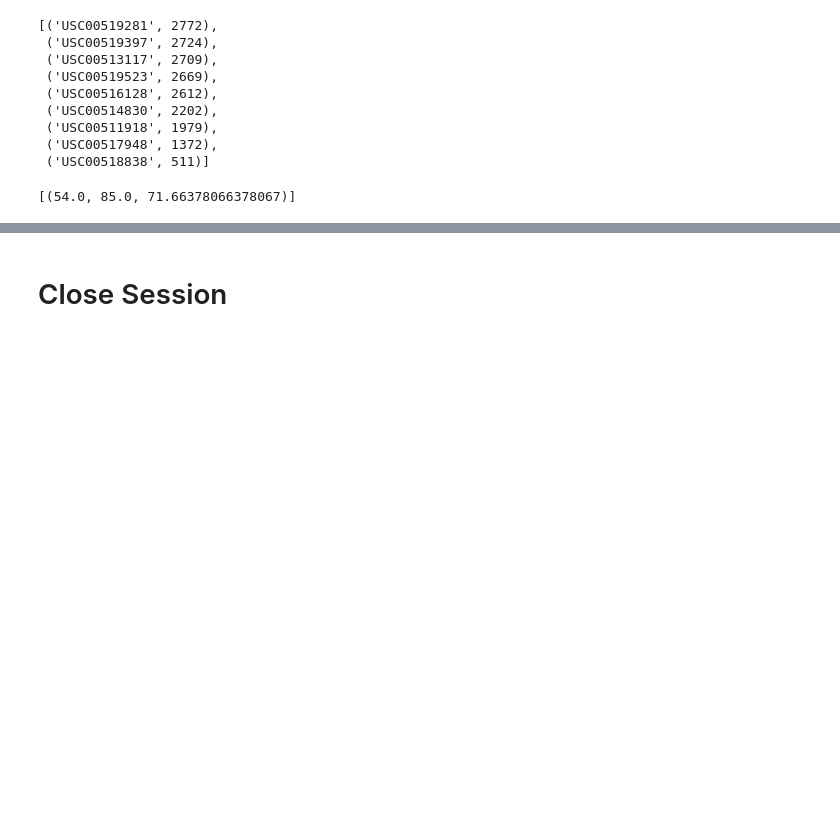
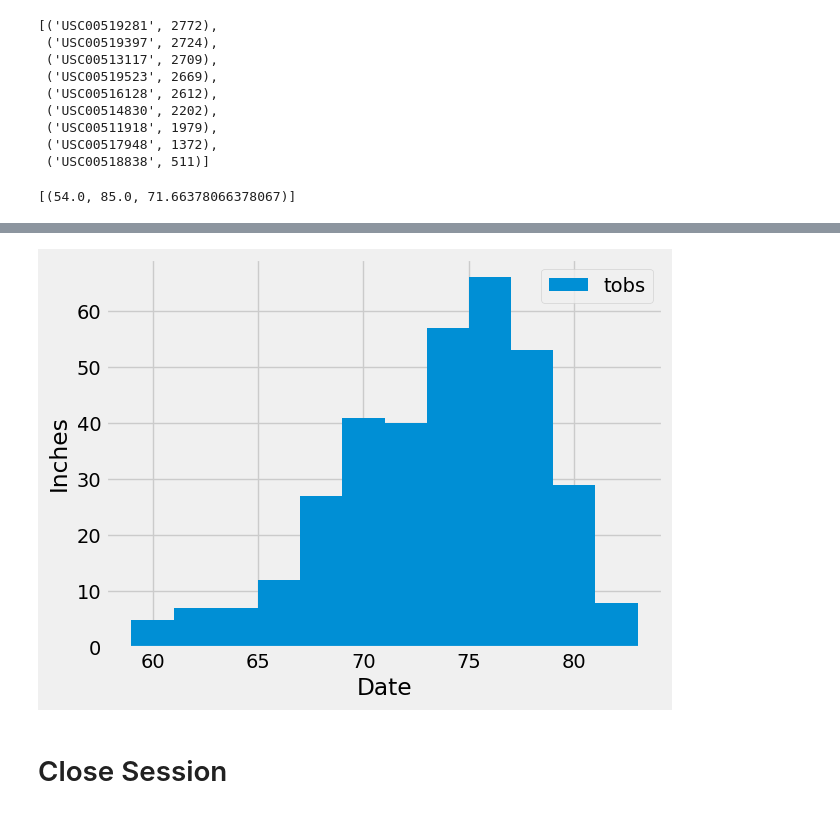
Before and after one commit to sarahryan0413/sqlalchemy-challenge, a Jupyter notebook: Starter_Code/climate_starter.ipynb, the cells around one changed output, grey strips where cells are left out. Saved outputs shown, nothing was run; the diff lists cells and outputs as text; code cells hidden in the pictures; blank space fills up the shorter version.

Commit message:
completed exploratory station analysis

```diff
--- a/Starter_Code/climate_starter.ipynb
+++ b/Starter_Code/climate_starter.ipynb
@@ -132,3 +126,24 @@ Text(0.5, 4.183333333333314, 'Temperature')
+# %%
+# Using the most active station id
+# Query the last 12 months (using year_ago) of temperature observation data for this station and plot the results as a histogram
+
+# Perform a query to retrieve the data and precipitation scores
+query_results = session.query(Measurement.tobs)\
+                              .filter(Measurement.station == 'USC00519281')\
+                              .filter(Measurement.date >= year_ago).all()
+                              # filter only records from 2016-08-23 onward
+
+# Save the query results as a Pandas DataFrame. Explicitly set the column names
+# Converts the list of tuples into a Panda DataFrame
+df = pd.DataFrame(query_results, columns=['tobs'])
+
+# Use Pandas Plotting with Matplotlib to plot the data
+df.plot.hist(bins=12)
+plt.xlabel('Date')
+plt.ylabel('Inches')
+plt.show()
+# %% [output]
+[figure, added]
 # %% [markdown]
 # Close Session
 # %%
```
Also changed, not shown: parts of 1 cell of this notebook.
